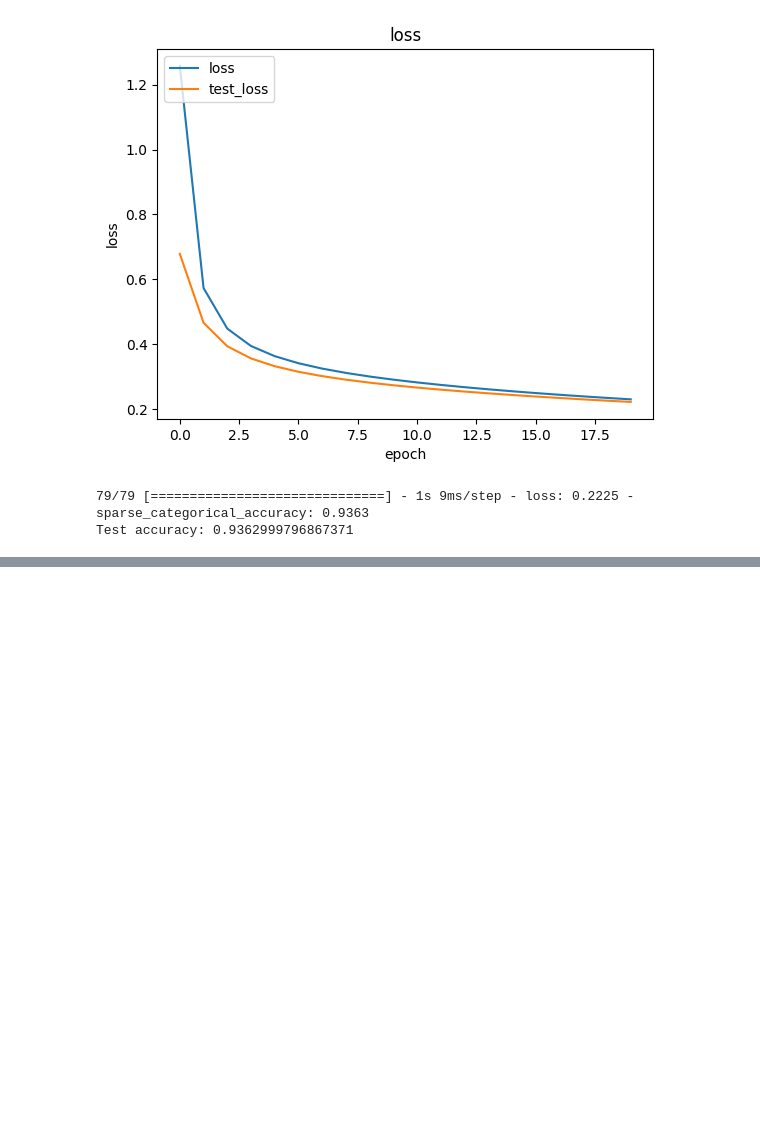
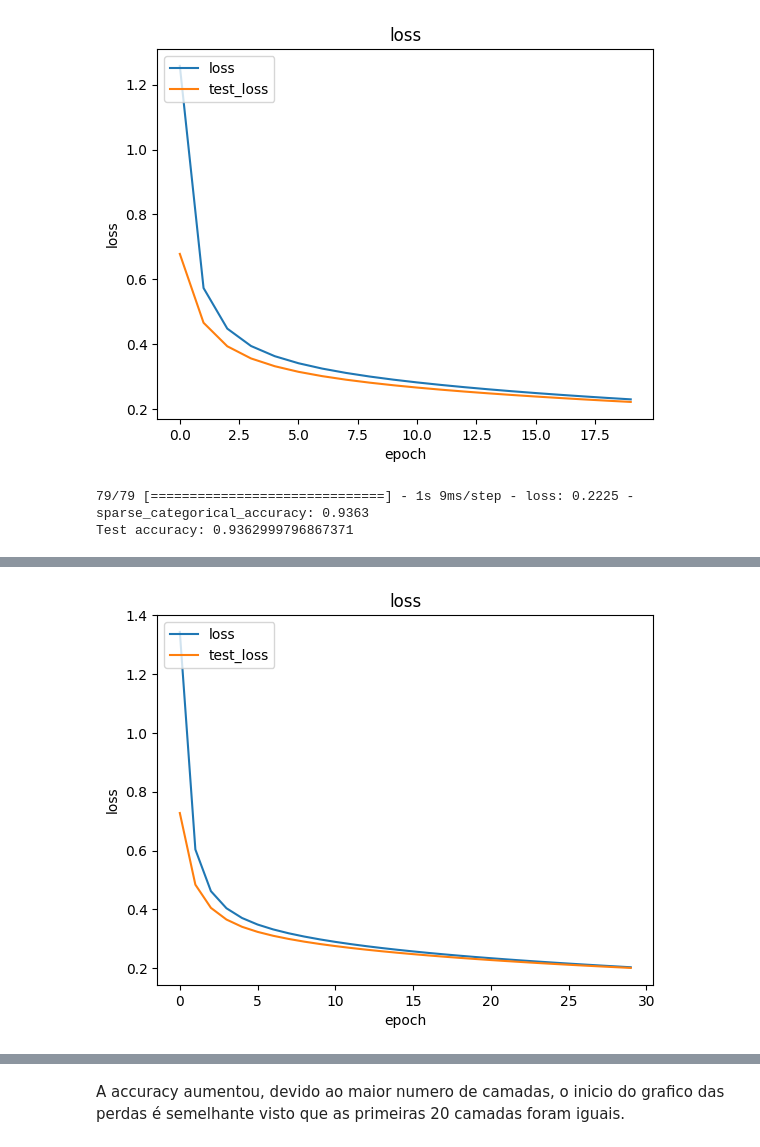
Before and after one commit to guilhermevaz8/Machine_Learning_2, a Jupyter notebook: mnistNN.ipynb, the cells around one changed output, grey strips where cells are left out. Saved outputs shown, nothing was run; the diff lists cells and outputs as text; code cells hidden in the pictures; blank space fills up the shorter version.

```diff
--- a/mnistNN.ipynb
+++ b/mnistNN.ipynb
@@ -74,0 +121,4 @@ Test accuracy: 0.9362999796867371
+# %%
+model = tf.keras.models.Sequential([tf.keras.layers.Flatten(input_shape=(28,28)),tf.keras.layers.Dense(64,activation='relu'),tf.keras.layers.Dense(10,activation='softmax')])
+model.compile(optimizer=tf.keras.optimizers.SGD(0.01),loss=tf.keras.losses.SparseCategoricalCrossentropy(),metrics=[tf.keras.metrics.SparseCategoricalAccuracy()],)
+history = model.fit(ds_train,epochs=30,batch_size=128,validation_data=ds_test)
@@ -74,0 +143,13 @@ Test accuracy: 0.9362999796867371
+# %%
+plt.plot(history.history['loss'])
+plt.plot(history.history['val_loss'])
+plt.title('loss')
+plt.ylabel('loss')
+plt.xlabel('epoch')
+plt.legend(['loss','test_loss'], loc='upper left')
+plt.show()
+# Evaluate the model
+scores = model.evaluate(ds_test)
+print("Test accuracy:",scores[1])
+# %% [output]
+[figure, added]
@@ -74,0 +158,2 @@ Test accuracy: 0.9362999796867371
+# %% [markdown]
+A accuracy aumentou, devido ao maior numero de camadas, o inicio do grafico das perdas é semelhante visto que as primeiras 20 camadas foram iguais.
```
Also changed, not shown: parts of 10 cells of this notebook.
